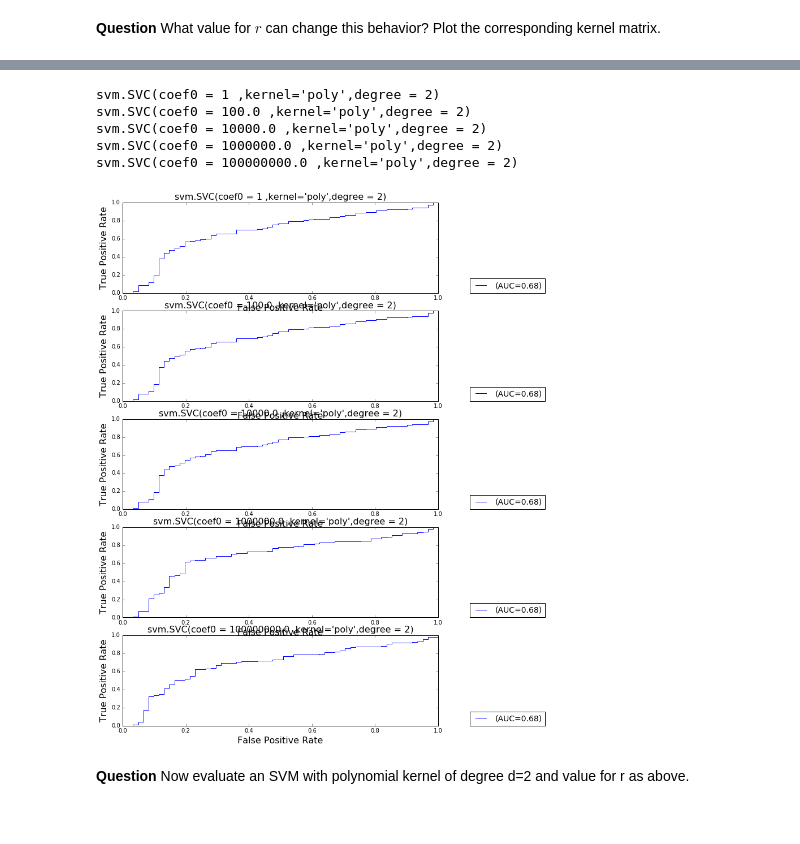
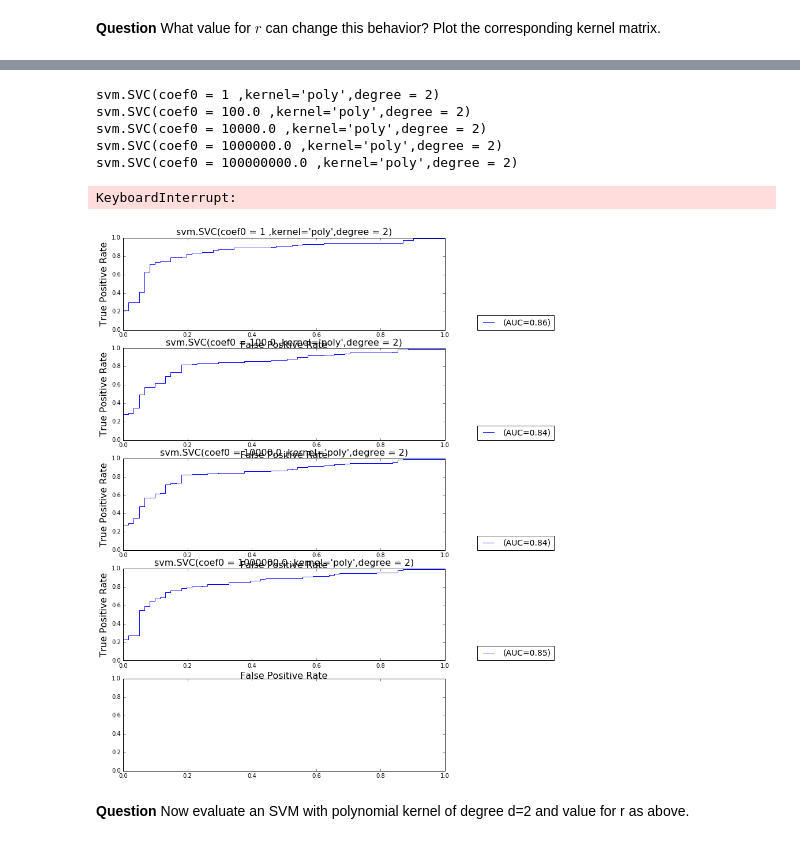
Before and after one commit to nicolay1/ma2823_2016, a Jupyter notebook: lab_notebooks/Lab 7 2016-11-25 Support Vector Machines.ipynb, the cells around one changed output, grey strips where cells are left out. Cells and saved outputs as stored; diff of their text form; code cells hidden in the pictures.

```diff
--- a/lab_notebooks/Lab 7 2016-11-25 Support Vector Machines.ipynb
+++ b/lab_notebooks/Lab 7 2016-11-25 Support Vector Machines.ipynb
@@ -196,24 +196,19 @@ def cross_validate_with_scaling(design_matrix, labels, classifier, cv_folds):
         ytr = labels[tr]
         Xte = design_matrix[te, :]
 
-        # Create scaler object
-        # TODO
-        scaler = preprocessing.StandardScaler()
-        # Fit the scaler and transform training data
-        # TODO
-        scaler.fit_transform(Xtr)
-        # Transform test data
-        # TODO
-        scaler.transform(Xte)
+        scaler = preprocessing.StandardScaler() # create scaler
+        Xtr = scaler.fit_transform(Xtr) # fit the scaler to the training data and transform training data
+        Xte = scaler.transform(Xte) # transform test data
+
         # Fit classifier
         classifier.fit(Xtr, ytr)
 
         # Compute decision function on test data
-        # TODO
-        yte_pred=classifier.decision_function(Xte)
+        output_decision_function = classifier.decision_function(Xte)
+
         # Update pred
-        # TODO
-        pred[te] = yte_pred[:]
+        pred[te] = output_decision_function
+
     return pred
 # %%
 clf = svm.SVC(kernel='linear')
@@ -482,11 +457,11 @@ def plotROCs(X,y,folds,clf_str,param_str,tabVals,otherParam,fig,w=1):
         print(clf_str_exec)
         exec("clf="+clf_str_exec)
         ax = fig.add_subplot(int("{}{}{}".format(h,w,numPlot+1)))
-        ypred = cross_validate(X, y, clf, folds)
+        ypred = cross_validate_with_scaling(X, y, clf, folds)
         fpr,tpr, a = metrics.roc_curve(y, ypred, pos_label=1)
         auc = metrics.auc(fpr, tpr)
         ax.plot(fpr,tpr, '-',
-                    label='(AUC=%.2f)' % auc_pure)
+                    label='(AUC=%.2f)' % auc)
         plt.legend(loc=(1.1, 0), fontsize=14)
         ax.set_xlabel('False Positive Rate', fontsize=16)
         ax.set_ylabel('True Positive Rate', fontsize=16)
@@ -494,11 +469,13 @@ def plotROCs(X,y,folds,clf_str,param_str,tabVals,otherParam,fig,w=1):
 # %%
 fig = plt.figure(figsize=(10, 20))
 #svm.SVC(kernel='poly',degree = 2)
 plotROCs(X,y,folds,"svm.SVC",'coef0',[1,1e2,1e4,1e6,1e8],"kernel='poly',degree = 2",fig,1)
+plt.tight_layout()
 # %% [output]
 svm.SVC(coef0 = 1 ,kernel='poly',degree = 2)
 svm.SVC(coef0 = 100.0 ,kernel='poly',degree = 2)
 svm.SVC(coef0 = 10000.0 ,kernel='poly',degree = 2)
 svm.SVC(coef0 = 1000000.0 ,kernel='poly',degree = 2)
 svm.SVC(coef0 = 100000000.0 ,kernel='poly',degree = 2)
+KeyboardInterrupt:
-[figure, old version]
+[figure, new version]
```
Also changed, not shown: parts of 19 cells of this notebook, 1 other file.
